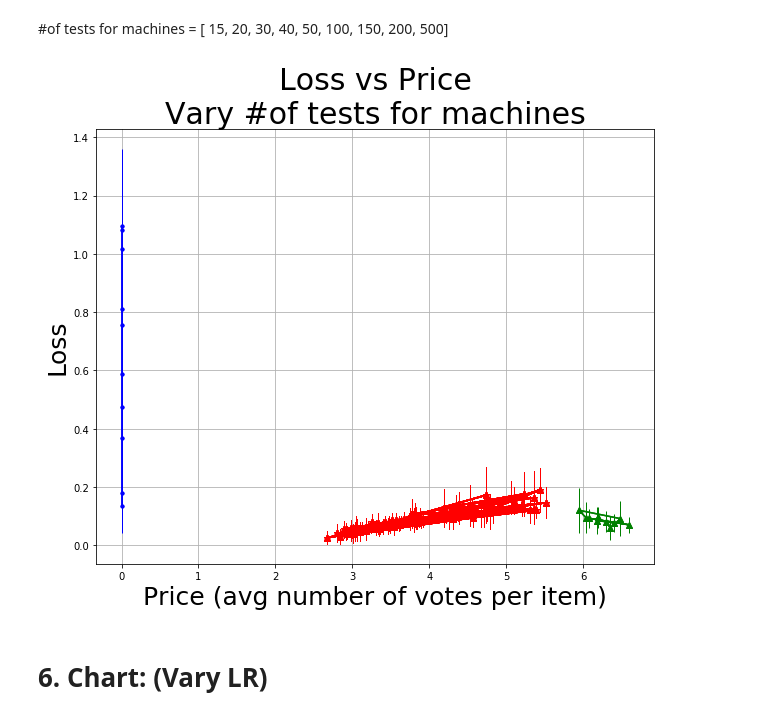
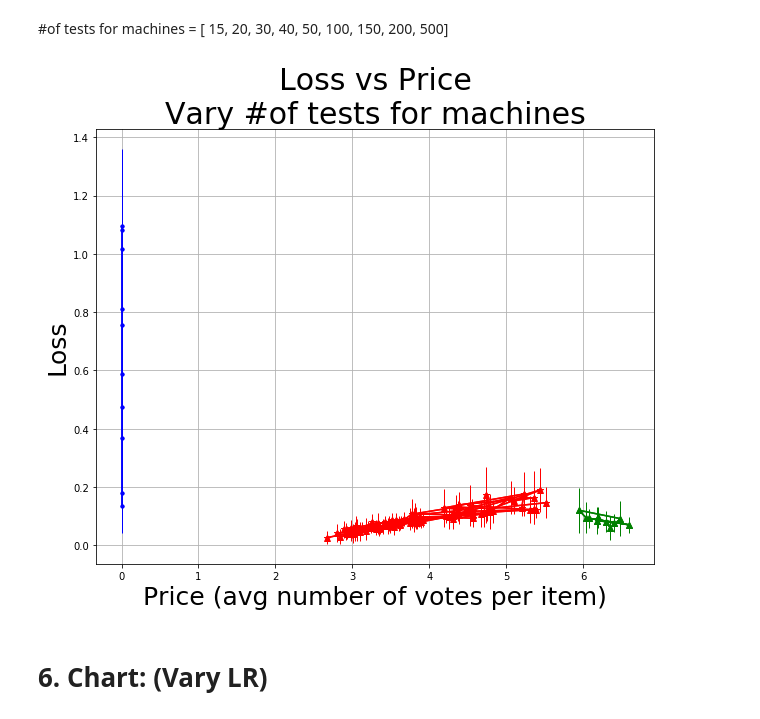
Before and after one commit to bahareharandizade/crowd-machine-collaboration-for-item-screening, a Jupyter notebook: visualisation_scripts/ hybrid_algorithm_evaluation.ipynb, the cells around one changed output. Saved outputs shown, nothing was run; the diff lists cells and outputs as text; code cells hidden in the pictures.

Commit message:
charts/experiments

```diff
--- a/visualisation_scripts/ hybrid_algorithm_evaluation.ipynb
+++ b/visualisation_scripts/ hybrid_algorithm_evaluation.ipynb
@@ -90,37 +90,37 @@ plot_chart(data, title)
 data = pd.read_csv('../output/data/fig4_tests_num.csv')
 
 fig, ax = plt.subplots(figsize=(10,8))
 colors = ['blue', 'blue', 'green', 'green']
 algos = ['Machines-Ensemble', 'Crowd-Ensemble']
 ax.set_color_cycle(colors)
 
 markers = ['.', '^']
 def plot_alg(data, alg, marker):
     y = data.loc[(data['alg'] == alg) & (data['tests_num'] == 50)]['loss_mean'].values
     x = data.loc[(data['alg'] == alg) & (data['tests_num'] == 50)]['price_mean'].values
     err = data.loc[(data['alg'] == alg) & (data['tests_num'] == 50)]['loss_std'].values
     plt.plot(x, y, label=alg, marker=marker)
     plt.errorbar(x, y, yerr=err, marker=marker, elinewidth=1)
 
 for alg, marker in zip(algos, markers):
     plot_alg(data, alg, marker)
 
 tests_num = data['tests_num'].unique()
 ax.set_color_cycle(['red'])
 for t in tests_num:
-    y = data.loc[(data['alg'] == 'Hybrid-Ensemble')]['loss_mean'].values
-    x = data.loc[(data['alg'] == 'Hybrid-Ensemble')]['price_mean'].values
-    err = data.loc[(data['alg'] == 'Hybrid-Ensemble')]['loss_std'].values
+    y = data.loc[(data['alg'] == 'Hybrid-Ensemble') & (data['tests_num'] == t)]['loss_mean'].values
+    x = data.loc[(data['alg'] == 'Hybrid-Ensemble') & (data['tests_num'] == t)]['price_mean'].values
+    err = data.loc[(data['alg'] == 'Hybrid-Ensemble') & (data['tests_num'] == t)]['loss_std'].values
     plt.plot(x, y, label=alg, marker='*')
     plt.errorbar(x, y, yerr=err, marker=marker, elinewidth=1)
 
 plt.title('Loss vs Price\nVary #of tests for machines', size=30)
 plt.xlabel('Price (avg number of votes per item)', size=25)
 plt.ylabel('Loss', size=25)
 # plt.legend(fontsize = 25)
 plt.grid()
 # %% [output]
-[figure, old version]
+[figure, new version]
 # %% [markdown]
 # 6. Chart: (Vary LR)
 # %% [markdown]
```
Also changed, not shown: parts of 6 cells of this notebook.
